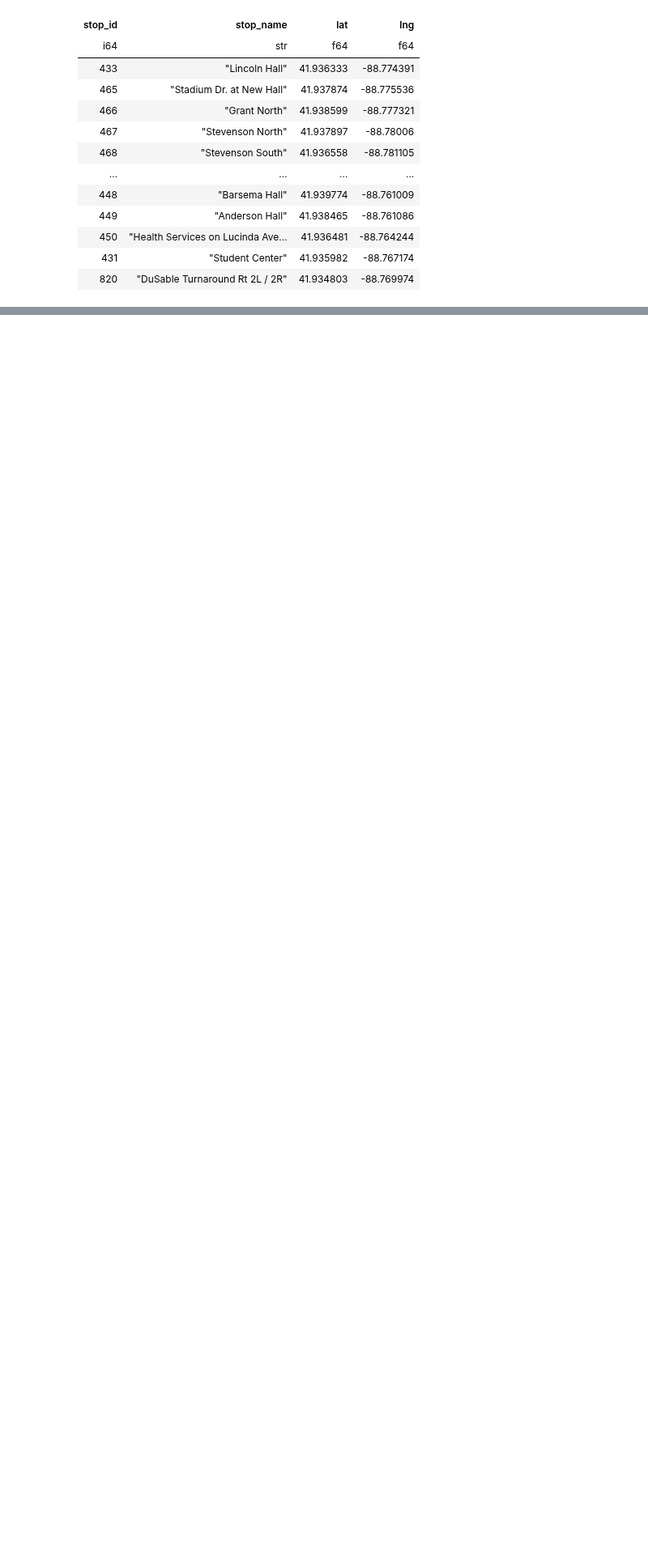
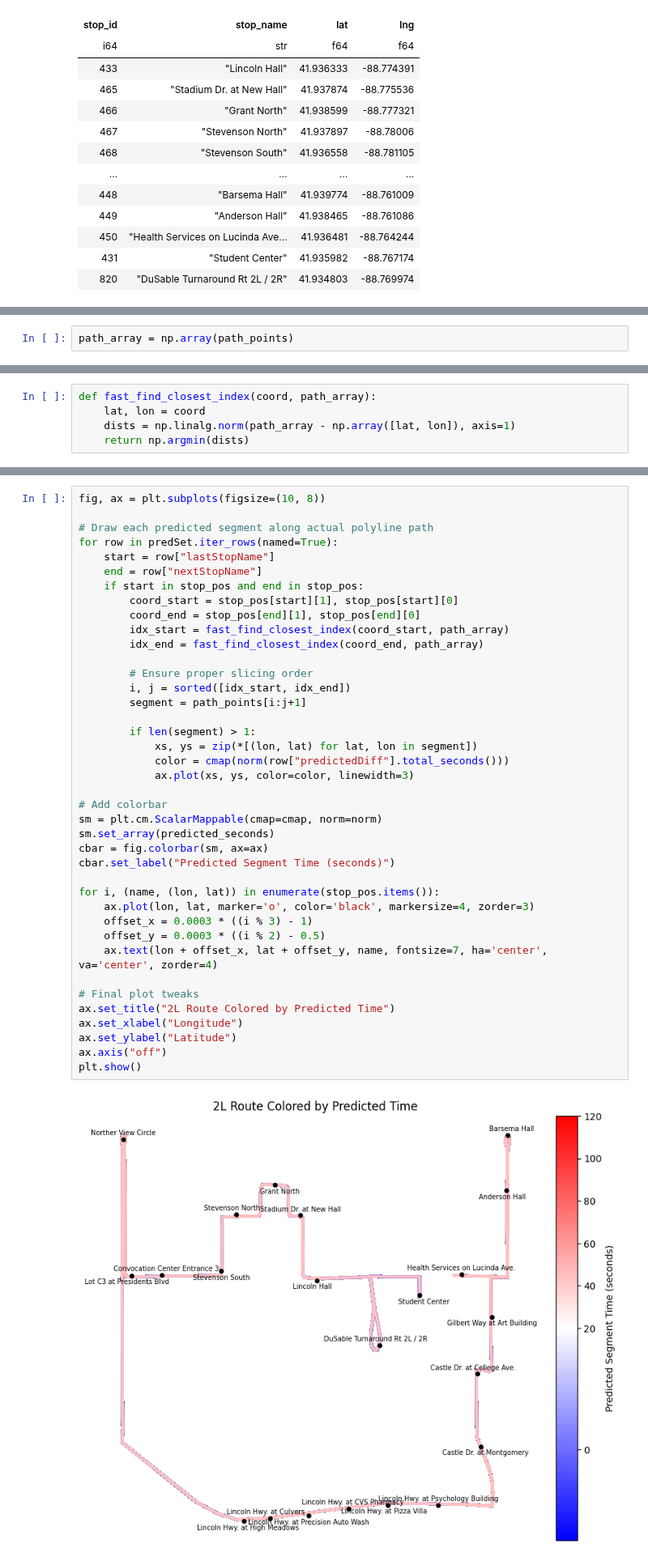
Before and after one commit to shaivilp/Research-Rookies, a Jupyter notebook: dekalb_bus/visualizations/map_visual.ipynb, the cells around one changed output, grey strips where cells are left out. Shown at 81% size. Saved outputs shown, nothing was run; the diff lists cells and outputs as text; blank space fills up the shorter version.

```diff
--- a/dekalb_bus/visualizations/map_visual.ipynb
+++ b/dekalb_bus/visualizations/map_visual.ipynb
@@ -123,0 +501,2 @@ lats, lngs = zip(*path_points)
+# %%
+path_array = np.array(path_points)
@@ -123,0 +521,5 @@ lats, lngs = zip(*path_points)
+# %%
+def fast_find_closest_index(coord, path_array):
+    lat, lon = coord
+    dists = np.linalg.norm(path_array - np.array([lat, lon]), axis=1)
+    return np.argmin(dists)
@@ -124 +570,43 @@ lats, lngs = zip(*path_points)
+# %%
+fig, ax = plt.subplots(figsize=(10, 8))
+
+# Draw each predicted segment along actual polyline path
+for row in predSet.iter_rows(named=True):
+    start = row["lastStopName"]
+    end = row["nextStopName"]
+    if start in stop_pos and end in stop_pos:
+        coord_start = stop_pos[start][1], stop_pos[start][0]
+        coord_end = stop_pos[end][1], stop_pos[end][0]
+        idx_start = fast_find_closest_index(coord_start, path_array)
+        idx_end = fast_find_closest_index(coord_end, path_array)
+
+        # Ensure proper slicing order
+        i, j = sorted([idx_start, idx_end])
+        segment = path_points[i:j+1]
+
+        if len(segment) > 1:
+            xs, ys = zip(*[(lon, lat) for lat, lon in segment])
+            color = cmap(norm(row["predictedDiff"].total_seconds()))
+            ax.plot(xs, ys, color=color, linewidth=3)
+
+# Add colorbar
+sm = plt.cm.ScalarMappable(cmap=cmap, norm=norm)
+sm.set_array(predicted_seconds)
+cbar = fig.colorbar(sm, ax=ax)
+cbar.set_label("Predicted Segment Time (seconds)")
+
+for i, (name, (lon, lat)) in enumerate(stop_pos.items()):
+    ax.plot(lon, lat, marker='o', color='black', markersize=4, zorder=3)
+    offset_x = 0.0003 * ((i % 3) - 1)
+    offset_y = 0.0003 * ((i % 2) - 0.5)
+    ax.text(lon + offset_x, lat + offset_y, name, fontsize=7, ha='center', va='center', zorder=4)
+
+# Final plot tweaks
+ax.set_title("2L Route Colored by Predicted Time")
+ax.set_xlabel("Longitude")
+ax.set_ylabel("Latitude")
+ax.axis("off")
+plt.show()
+# %% [output]
+[figure, added]
 # %%
```
Also changed, not shown: parts of 21 cells of this notebook, 9 other files.
